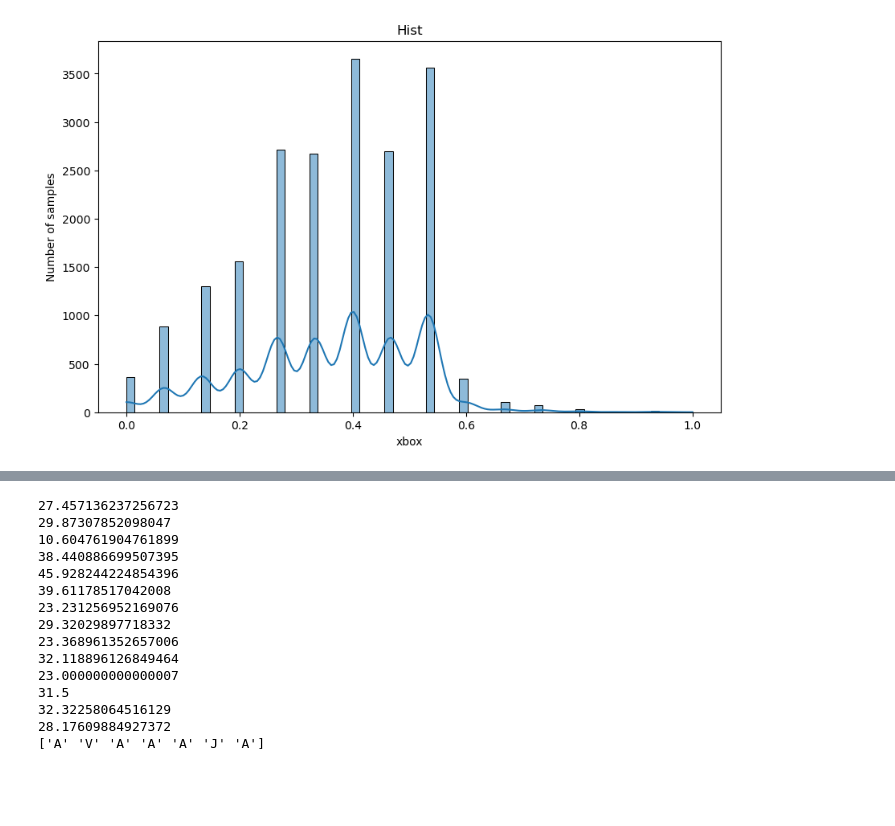
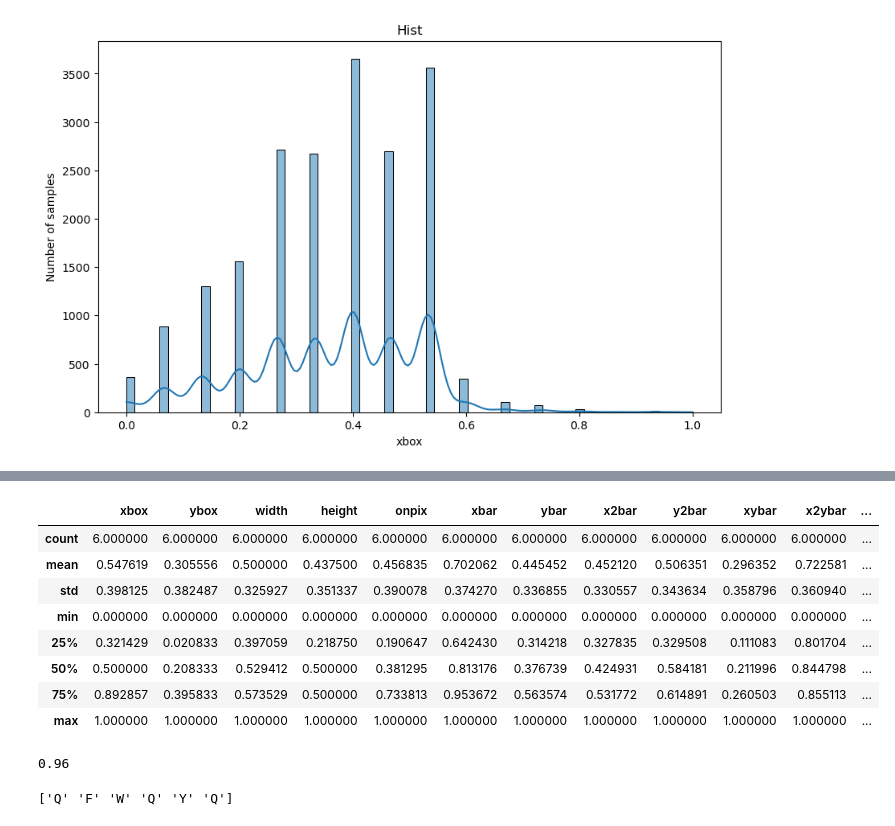
Before and after one commit to jakvbm1/letter-recognition-using-knn, a Jupyter notebook: letters.ipynb, the cells around one changed output, grey strips where cells are left out. Cells and saved outputs as stored; diff of their text form; code cells hidden in the pictures; blank space fills up the shorter version.

```diff
--- a/letters.ipynb
+++ b/letters.ipynb
@@ -168,0 +220,11 @@ def tl2(filepath):
+# %%
+def norm(df):
+    norm_df = df.copy()
+    columns_to_normalize = df.columns
+
+    for column in columns_to_normalize:
+        min_val = norm_df[column].min()
+        max_val = norm_df[column].max()
+
+        norm_df[column] = (norm_df[column] - min_val) / (max_val - min_val)
+    return norm_df
@@ -169,28 +245,42 @@ def tl2(filepath):
+# %%
+
+ndf = norm(df)
+ndf.describe()
+# %% [output]
+|  | xbox | ybox | width | height | onpix | xbar | ybar | x2bar | y2bar | xybar | x2ybar | ... |
+| count | 6.000000 | 6.000000 | 6.000000 | 6.000000 | 6.000000 | 6.000000 | 6.000000 | 6.000000 | 6.000000 | 6.000000 | 6.000000 | ... |
+| mean | 0.547619 | 0.305556 | 0.500000 | 0.437500 | 0.456835 | 0.702062 | 0.445452 | 0.452120 | 0.506351 | 0.296352 | 0.722581 | ... |
+| std | 0.398125 | 0.382487 | 0.325927 | 0.351337 | 0.390078 | 0.374270 | 0.336855 | 0.330557 | 0.343634 | 0.358796 | 0.360940 | ... |
+| min | 0.000000 | 0.000000 | 0.000000 | 0.000000 | 0.000000 | 0.000000 | 0.000000 | 0.000000 | 0.000000 | 0.000000 | 0.000000 | ... |
+| 25% | 0.321429 | 0.020833 | 0.397059 | 0.218750 | 0.190647 | 0.642430 | 0.314218 | 0.327835 | 0.329508 | 0.111083 | 0.801704 | ... |
+| 50% | 0.500000 | 0.208333 | 0.529412 | 0.500000 | 0.381295 | 0.813176 | 0.376739 | 0.424931 | 0.584181 | 0.211996 | 0.844798 | ... |
+| 75% | 0.892857 | 0.395833 | 0.573529 | 0.500000 | 0.733813 | 0.953672 | 0.563574 | 0.531772 | 0.614891 | 0.260503 | 0.855113 | ... |
+| max | 1.000000 | 1.000000 | 1.000000 | 1.000000 | 1.000000 | 1.000000 | 1.000000 | 1.000000 | 1.000000 | 1.000000 | 1.000000 | ... |
 # %%
 from sklearn.neighbors import KNeighborsClassifier
-test_mfs = [tl("letterA.png"), tl("letterL.png"),tl("letterB.png"),tl("letterC.png"),tl("letterS.png"),tl("letterI.png"),tl("letterM.png")]
-df = pandas.DataFrame(test_mfs, columns=x.columns)
-knn_lib=KNeighborsClassifier(2)
+
+
+best_k = 1
+for i in range(1, 100):
+    knn_best=KNeighborsClassifier(best_k)
+    knn_best.fit(x_train, y_train)
+    knn_lib=KNeighborsClassifier(i)
+    knn_lib.fit(x_train, y_train)
+
+    if(knn_best.score(x_test, y_test) < knn_lib.score(x_test, y_test)):
+        best_k = i
+
+
+knn_lib=KNeighborsClassifier(best_k)
 knn_lib.fit(x_train, y_train)
 knn_lib.score(x_test, y_test)
-predictions = knn_lib.predict(df)
-print(predictions)
 # %% [output]
-27.457136237256723
-29.87307852098047
-10.604761904761899
-38.440886699507395
-45.928244224854396
-39.61178517042008
-23.231256952169076
-29.32029897718332
-23.368961352657006
-32.118896126849464
-23.000000000000007
-31.5
-32.32258064516129
-28.17609884927372
-['A' 'V' 'A' 'A' 'A' 'J' 'A']
+0.96
+# %%
+predictions = knn_lib.predict(ndf)
+print(predictions)
+# %% [output]
+['Q' 'F' 'W' 'Q' 'Y' 'Q']
 # %%
 plt.figure(figsize=(12,10))
 sns.heatmap(dataf.corr(), annot=True, cmap="coolwarm", fmt='.2f')
```
Also changed, not shown: parts of 6 cells of this notebook.
